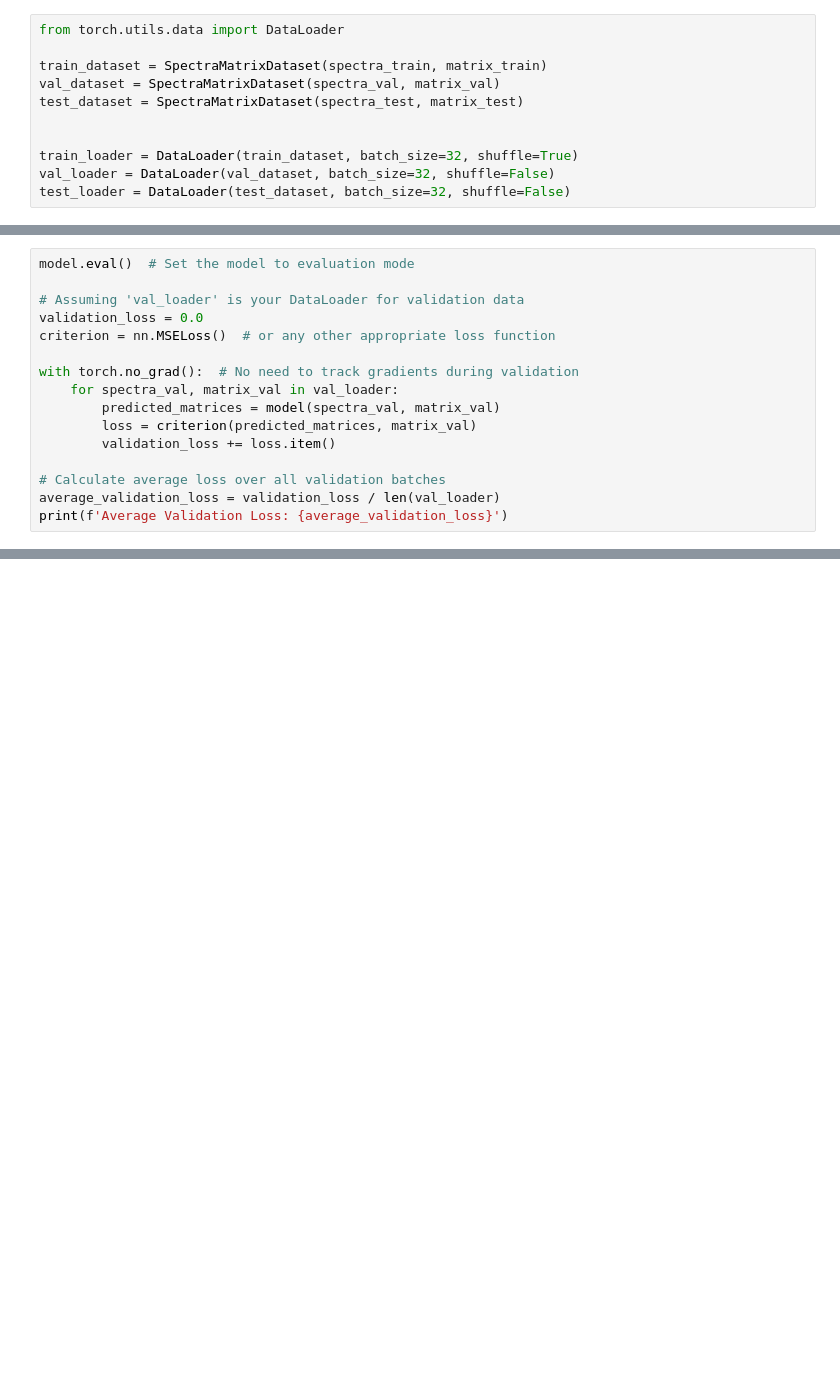
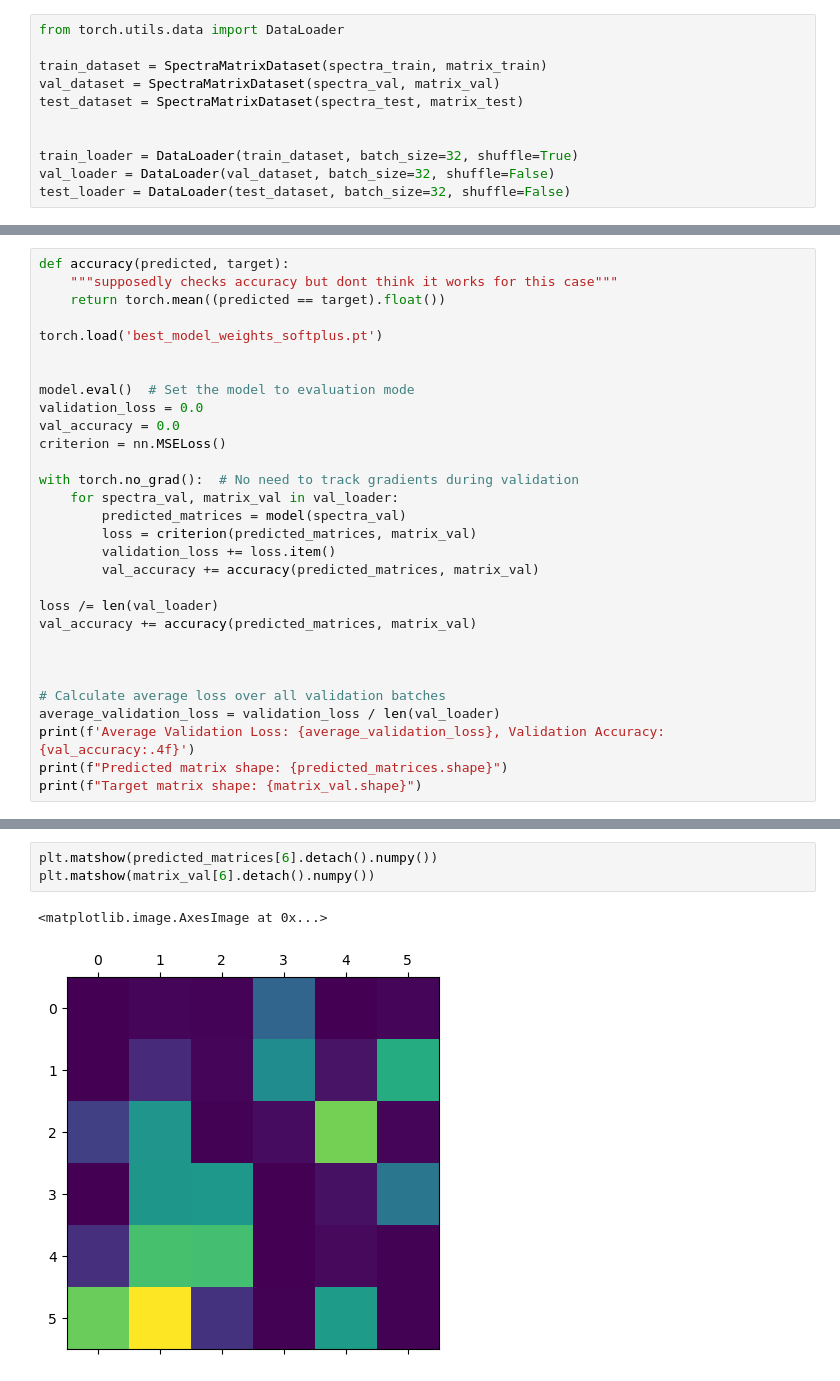
Before and after one commit to SanazKaz/Mass_Spec_ML_Project, a Jupyter notebook: CNN.ipynb, the cells around one changed output, grey strips where cells are left out. Drawn from its saved outputs; the diff is of its cells as text; blank space fills up the shorter version.

Commit message:
some models tried -CNN 1 - fail ,cnn2 - dont think i did it right SVM maybe?

```diff
--- a/CNN.ipynb
+++ b/CNN.ipynb
@@ -201,17 +212,31 @@ Epoch 5, Loss: 0.09033822268247604
 # %%
+def accuracy(predicted, target):
+    """supposedly checks accuracy but dont think it works for this case"""
+    return torch.mean((predicted == target).float())
+
+torch.load('best_model_weights_softplus.pt')
+
+
 model.eval()  # Set the model to evaluation mode
-
-# Assuming 'val_loader' is your DataLoader for validation data
 validation_loss = 0.0
-criterion = nn.MSELoss()  # or any other appropriate loss function
+val_accuracy = 0.0
+criterion = nn.MSELoss()
 
 with torch.no_grad():  # No need to track gradients during validation
     for spectra_val, matrix_val in val_loader:
-        predicted_matrices = model(spectra_val, matrix_val)
+        predicted_matrices = model(spectra_val)
         loss = criterion(predicted_matrices, matrix_val)
         validation_loss += loss.item()
+        val_accuracy += accuracy(predicted_matrices, matrix_val)
+
+loss /= len(val_loader)
+val_accuracy += accuracy(predicted_matrices, matrix_val)
+
+
 
 # Calculate average loss over all validation batches
 average_validation_loss = validation_loss / len(val_loader)
-print(f'Average Validation Loss: {average_validation_loss}')
+print(f'Average Validation Loss: {average_validation_loss}, Validation Accuracy: {val_accuracy:.4f}')
+print(f"Predicted matrix shape: {predicted_matrices.shape}")
+print(f"Target matrix shape: {matrix_val.shape}")
 # %% [output]
@@ -218,0 +264,6 @@ Average Validation Loss: 0.12152481436729431
+# %%
+plt.matshow(predicted_matrices[6].detach().numpy())
+plt.matshow(matrix_val[6].detach().numpy())
+# %% [output]
+<matplotlib.image.AxesImage at 0x...>
+[figure, added]
```
Also changed, not shown: parts of 7 cells of this notebook, 4 other files.
